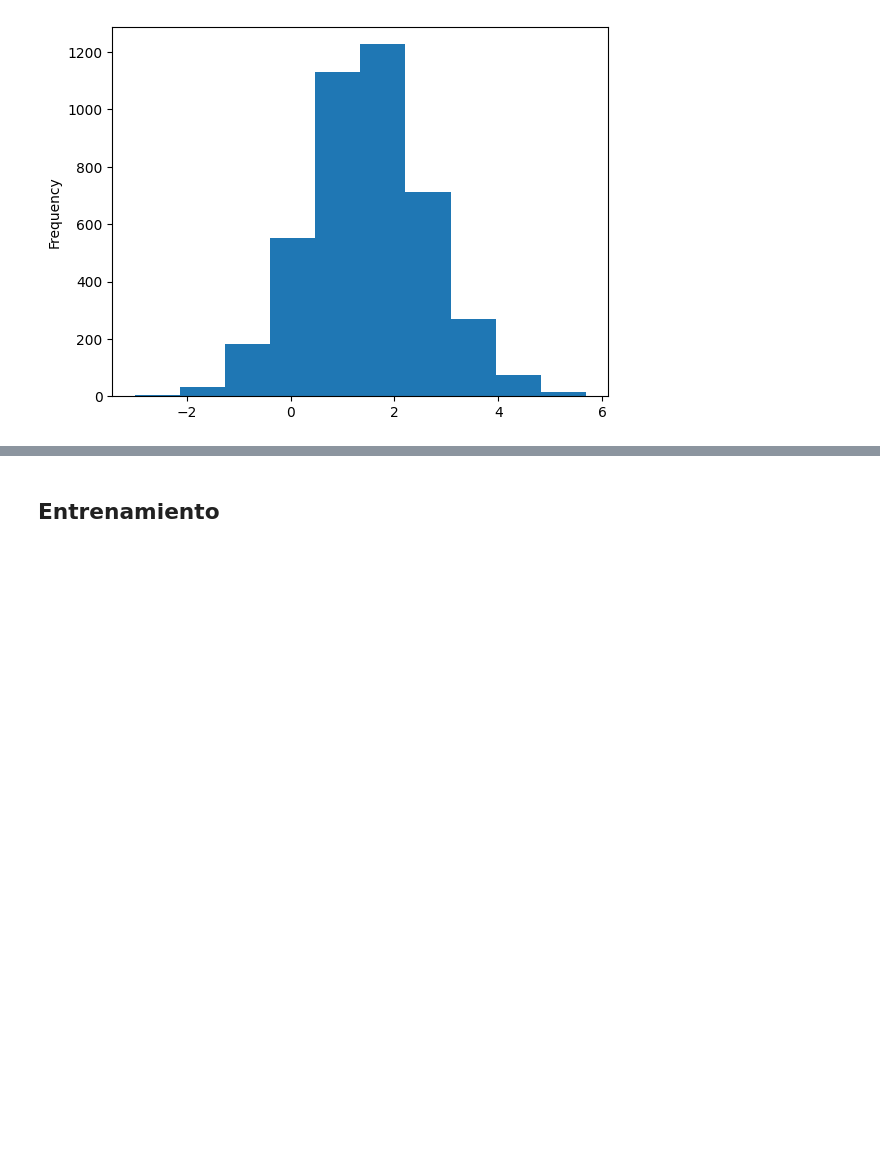
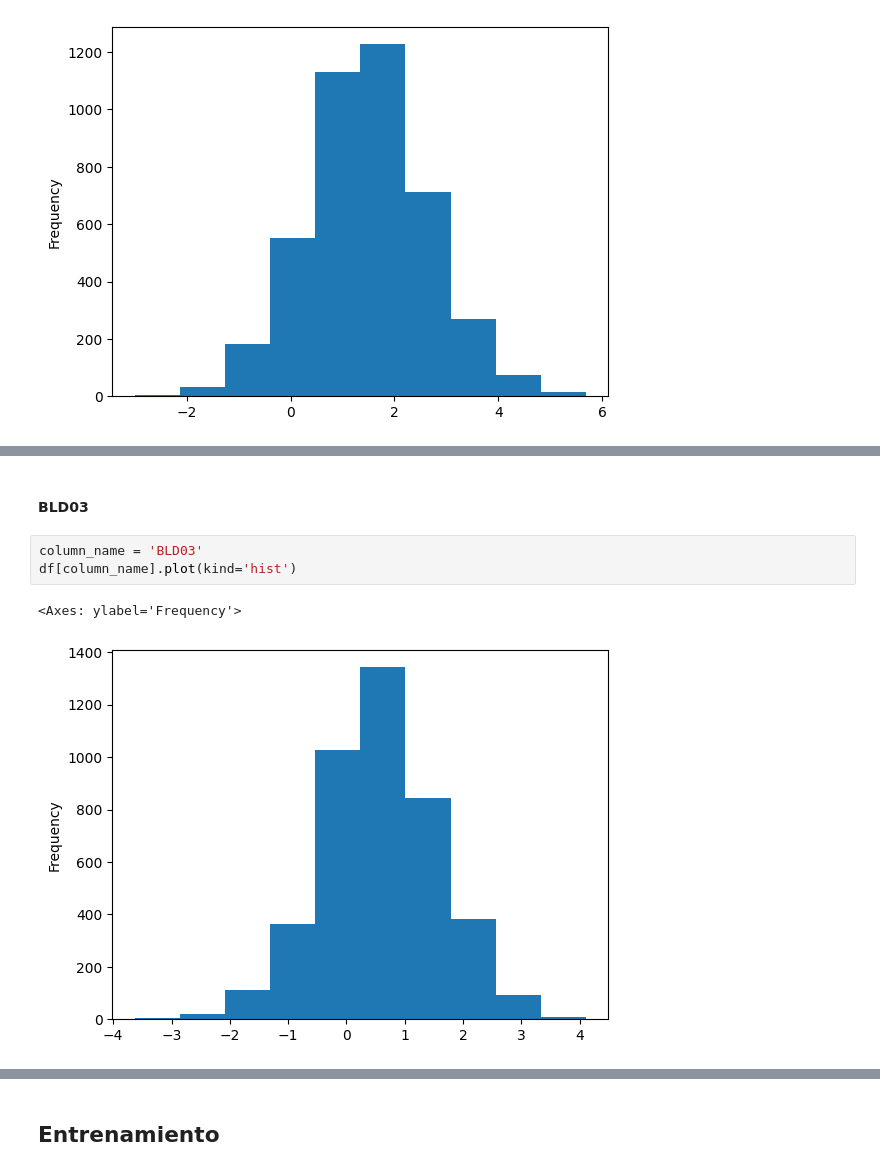
Before and after one commit to facundocarballo/ciencia-datos, a Jupyter notebook: colab.ipynb, the cells around one changed output, grey strips where cells are left out. Drawn from its saved outputs; the diff is of its cells as text; blank space fills up the shorter version.

```diff
--- a/colab.ipynb
+++ b/colab.ipynb
@@ -203,0 +229,8 @@ df[column_name].plot(kind='hist')
+# %% [markdown]
+#### BLD03
+# %%
+column_name = 'BLD03'
+df[column_name].plot(kind='hist')
+# %% [output]
+<Axes: ylabel='Frequency'>
+[figure, added]
```
Also changed, not shown: parts of 14 cells of this notebook, 22 other files.
